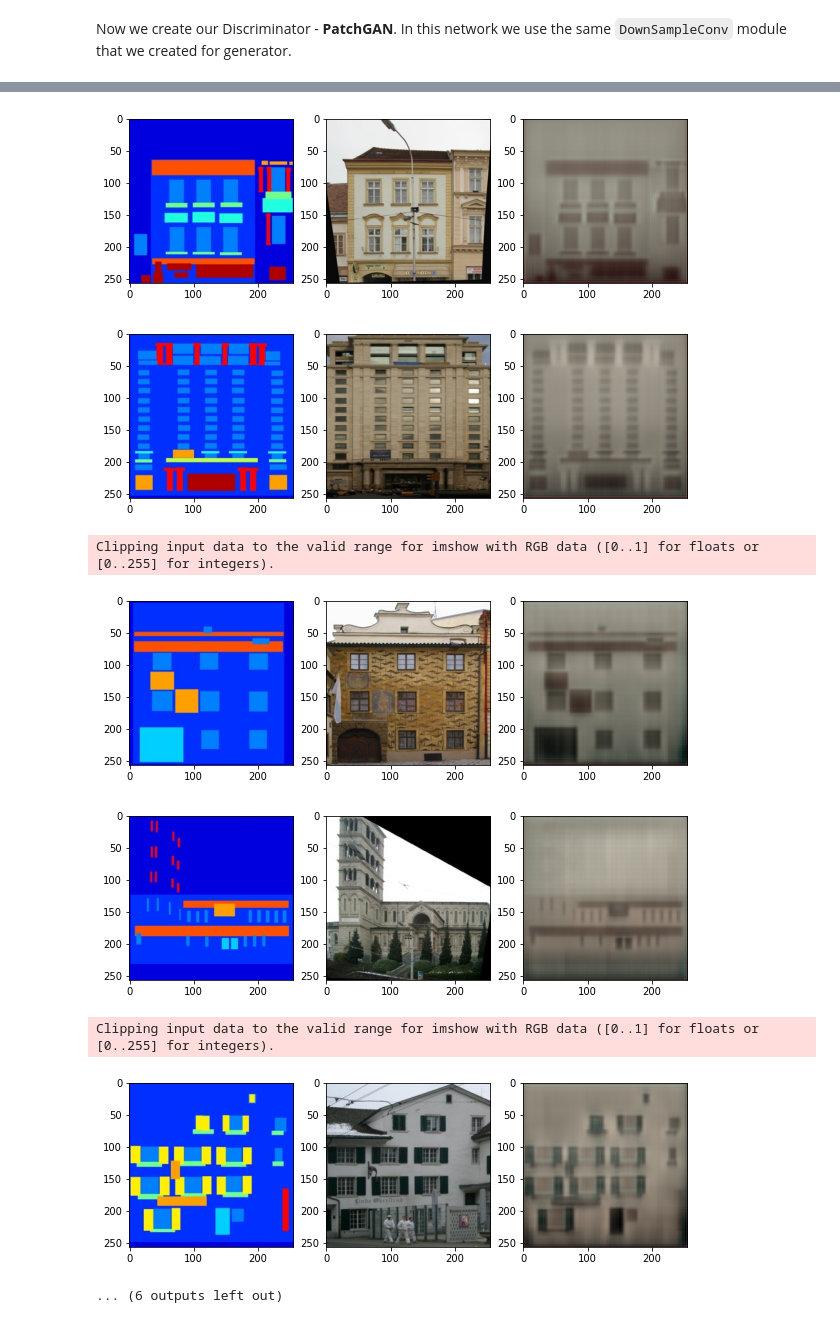
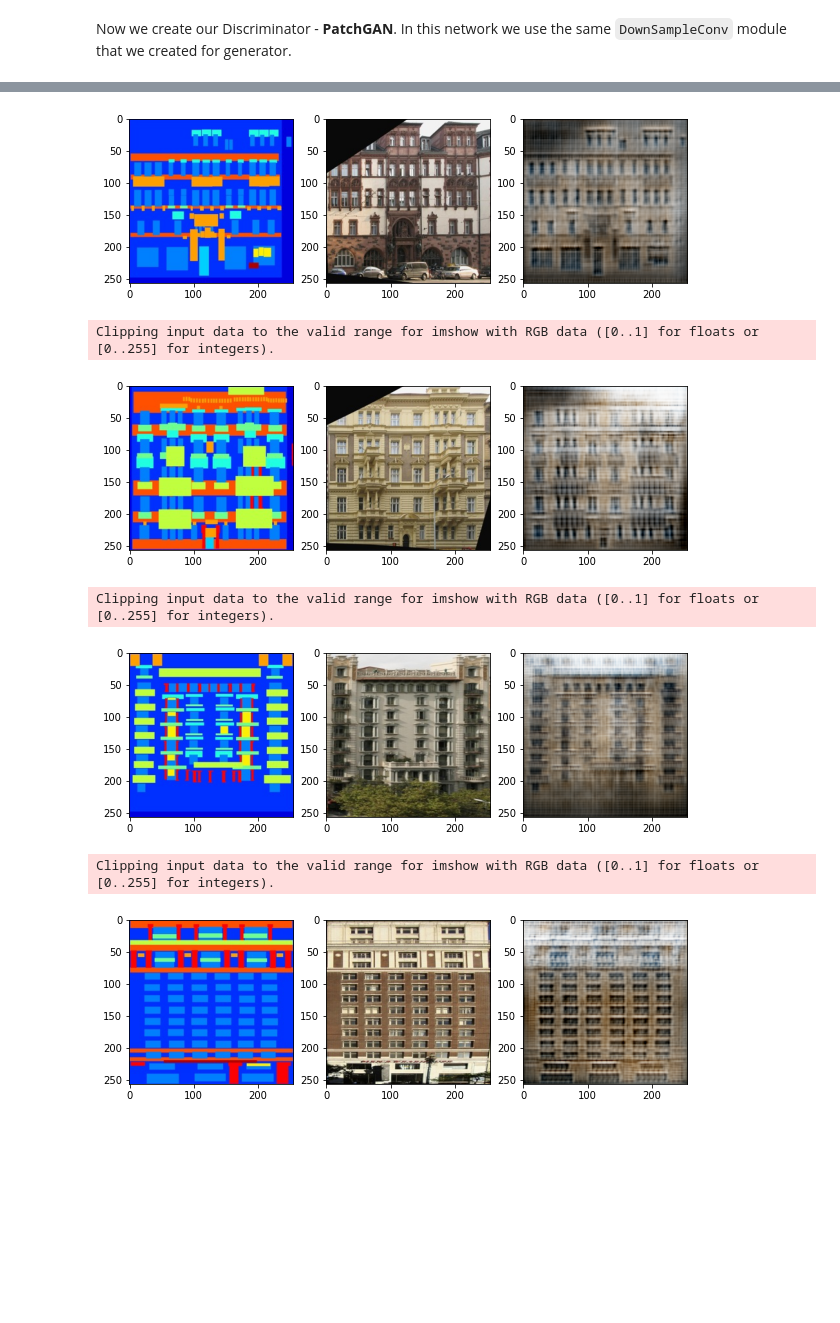
Before and after one commit to gradsflow/gradsflow-automl, a Jupyter notebook: examples/nbs/Pix2Pix_explained_with_code.ipynb, the cells around one changed output, grey strips where cells are left out. Drawn from its saved outputs; the diff is of its cells as text; code cells hidden in the pictures; blank space fills up the shorter version.

```diff
--- a/examples/nbs/Pix2Pix_explained_with_code.ipynb
+++ b/examples/nbs/Pix2Pix_explained_with_code.ipynb
@@ -279,24 +282,25 @@ class Pix2Pix(Model):
         real_loss = self.adversarial_criterion(real_logits, torch.ones_like(real_logits))
         return (real_loss + fake_loss) / 2
 
-    def train_step(self, real, condition):
+    def train_step(self, batch):
+        real, condition = batch
 
         self.gen_optimizer.zero_grad()
         self.disc_optimizer.zero_grad()
+
         # discriminator is at self.learner[1]
         disc_loss = self._disc_step(real, condition)
-        self.tracker.track("disc/loss", disc_loss)
-
-        self.accelerator.backward(disc_loss)
+        self.tracker.track("discriminator/loss", disc_loss, render=True)
+        self.backward(disc_loss)
         self.disc_optimizer.step()
 
+
+        # generator is at self.learner[0]
         self.gen_optimizer.zero_grad()
         self.disc_optimizer.zero_grad()
-        # generator is at self.learner[0]
         gen_loss = self._gen_step(real, condition)
-        self.tracker.track("gen/loss", gen_loss)
-
-        self.accelerator.backward(gen_loss)
+        self.tracker.track("generator/loss", gen_loss, render=True)
+        self.backward(gen_loss)
         self.gen_optimizer.step()
 
         loss = (disc_loss + gen_loss) / 2
@@ -326,16 +330,14 @@ lambda_recon = 200
 
 n_epochs = 20
 
-display_step = 100
+display_step = 1000
 batch_size = 4
 lr = 0.0002
 target_size = 256
-device = "cuda" if torch.cuda.is_available() else "cpu"
 # %%
 dataset = FacadesDataset(path, target_size=target_size)
 dataloader = DataLoader(dataset, batch_size=batch_size, shuffle=True)
 
 model = Pix2Pix(3, 3, learning_rate=lr, lambda_recon=lambda_recon, display_step=display_step)
-model.compile(
-    "adam",
-)
+model.compile("adam")
+autodata = AutoDataset(dataloader)
@@ -344,3 +344,3 @@ autodata = AutoDataset(dataloader)
 # %%
-model.fit(autodata, max_epochs=10, show_progress=False)
+model.fit(autodata, max_epochs=1000, show_progress=False)
 # %% [output]
@@ -351,9 +352,8 @@ Clipping input data to the valid range for imshow with RGB data ([0..1] for floa
 Clipping input data to the valid range for imshow with RGB data ([0..1] for floats or [0..255] for integers).
-[figure, old version]
-[figure, old version]
+[figure, new version]
 Clipping input data to the valid range for imshow with RGB data ([0..1] for floats or [0..255] for integers).
-[figure, old version]
+[figure, new version]
+Clipping input data to the valid range for imshow with RGB data ([0..1] for floats or [0..255] for integers).
-[figure, old version]
+[figure, new version]
-Clipping input data to the valid range for imshow with RGB data ([0..1] for floats or [0..255] for integers).
+Clipping input data to the valid range for imshow with RGB data ([0..1] for floats or [0..255] for integers).
-[figure, old version]
+[figure, new version]
-... (6 outputs left out)
```
Also changed, not shown: parts of 6 cells of this notebook, 5 other files.
